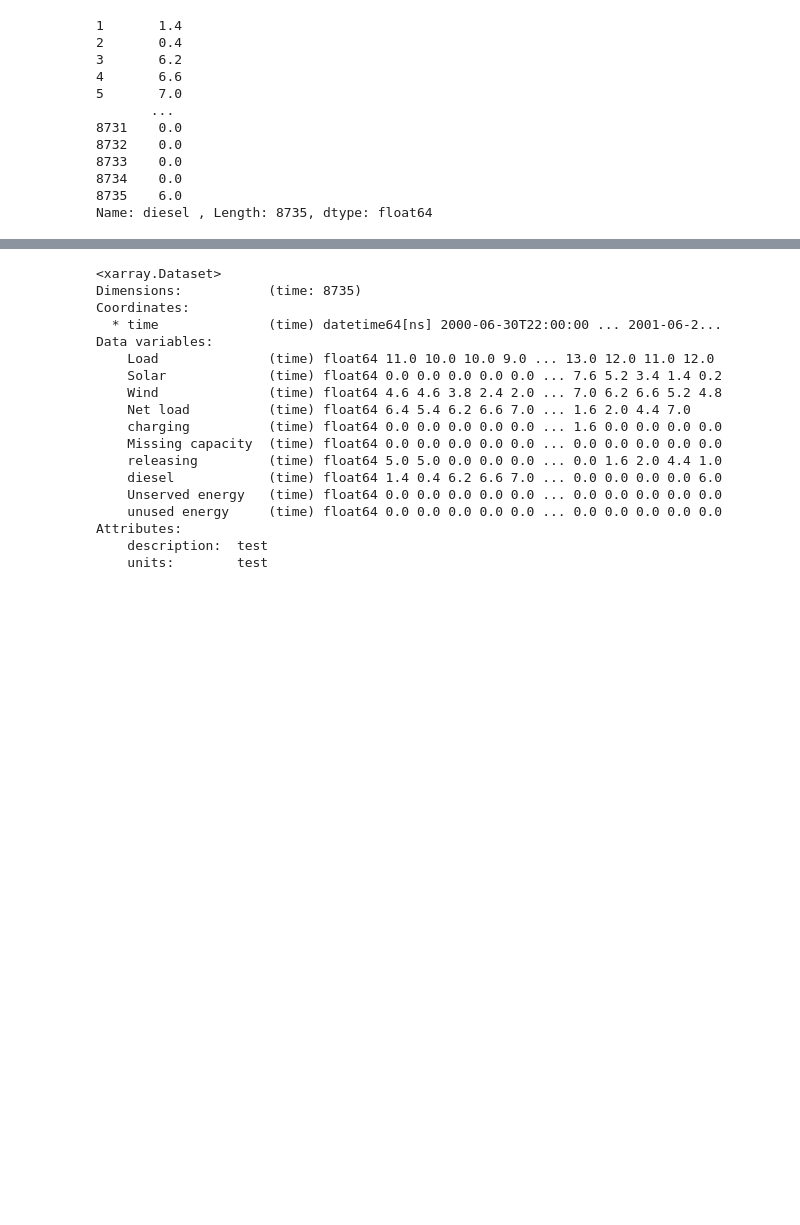
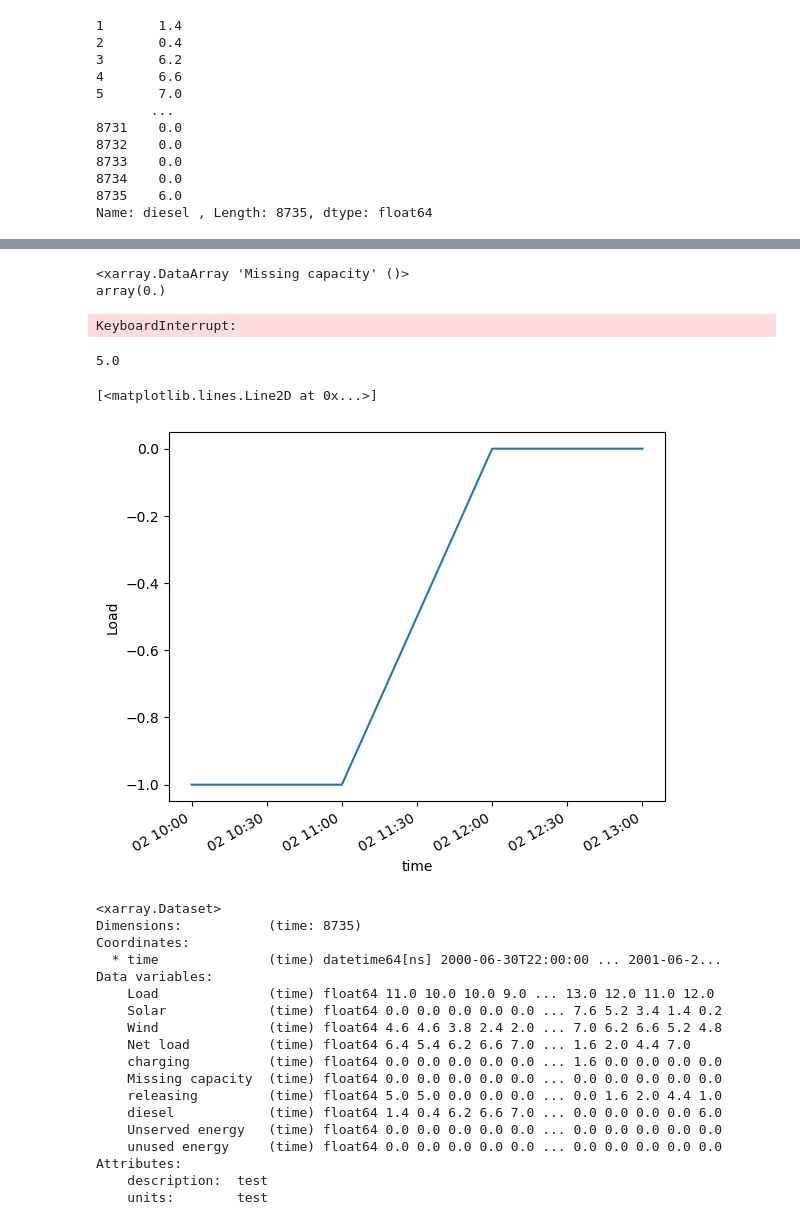
Before and after one commit to cledat/Projet-EA314, a Jupyter notebook: Test Panda Excel.ipynb, the cells around one changed output, grey strips where cells are left out. Cells and saved outputs as stored; diff of their text form; code cells hidden in the pictures; blank space fills up the shorter version.

```diff
--- a/Test Panda Excel.ipynb
+++ b/Test Panda Excel.ipynb
@@ -67,0 +73,9 @@ Name: diesel , Length: 8735, dtype: float64
+# %%
+#Generator
+solar_gen = 20  #MW
+wind_gen = 20  #Mw
+diesel_gen = 20 #Mw
+
+#Storage
+charging_power = 5  #MW
+Energy = 10 ##MWh
@@ -67,0 +113,12 @@ Name: diesel , Length: 8735, dtype: float64
+# %%
+solar_prod = context.Load.copy()
+solar_prod = context.SOLAR_FC*solar_gen
+
+wind_prod = context.Load.copy()
+wind_prod = context.WIND_FC*wind_gen
+
+net_load=context.Load.copy()
+net_load = context.Load -solar_prod - wind_prod
+
+missing_capacity = net_load.copy() - diesel_gen
+missing_capacity.values = (abs(missing_capacity.values)+missing_capacity.values)/2
@@ -68 +139,35 @@ Name: diesel , Length: 8735, dtype: float64
+# %%
+i=2
+np.sum(missing_capacity.isel(time=slice(i+1,i+120)))
+# %% [output]
+<xarray.DataArray 'Missing capacity' ()>
+array(0.)
+# %%
+#Computing the charging Data
+#Copy the structure
+charging = context.Load.copy()
+stock = context.Load.copy()
+stock.values[0]=10
+charging.values[0]=0
+#reseasing = context.Load.copy()
+#for i in range(1,len(charging.values)):
+for i in range(1,len(charging.values)):
+    remain_energy = net_load.values[i]<0
+    five_day_missing_cap =np.sum(missing_capacity.isel(time=slice(i+1,i+119)))
+    missing_storage = five_day_missing_cap>stock.values[i-1]
+    diesel_charging = np.min([five_day_missing_cap , diesel_gen-net_load.values[i] ,Energy-stock.values[i-1]])
+    charging.values[i]=np.min([charging_power,remain_energy*(np.min([-net_load.values[i],Energy-stock.values[i-1]]))+
+                            (1-remain_energy)*(missing_storage*0.5*(np.abs(diesel_charging)+diesel_charging))])
+    stock.values[i]= stock.values[i-1] + charging.values[i]-releasing.values[i]
+# %% [output]
+KeyboardInterrupt:
+# %%
+releasing.values[0]
+# %% [output]
+5.0
+# %%
+charging.isel(time=slice(36,40)).plot()
+# %% [output]
+[<matplotlib.lines.Line2D at 0x...>]
+[figure, added]
 # %%
```
Also changed, not shown: parts of 9 cells of this notebook, 1 other file.
